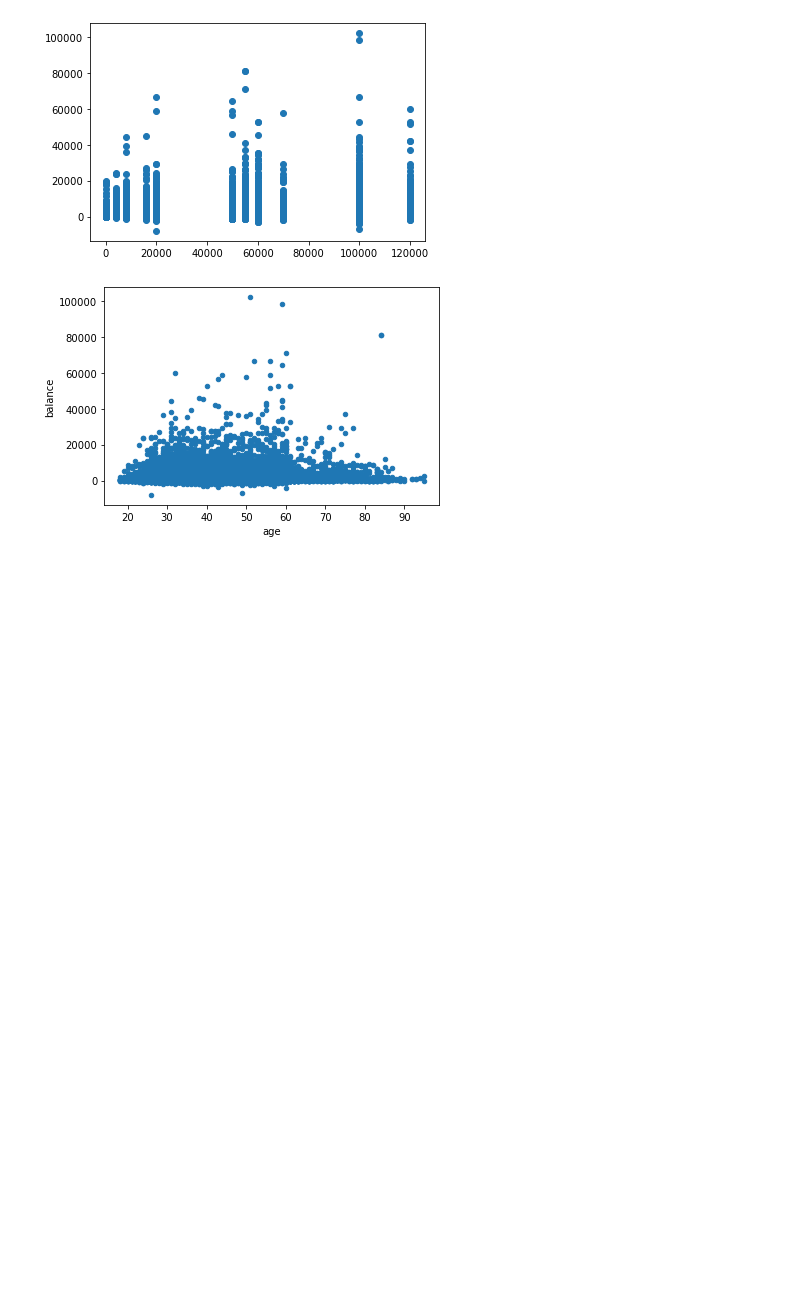
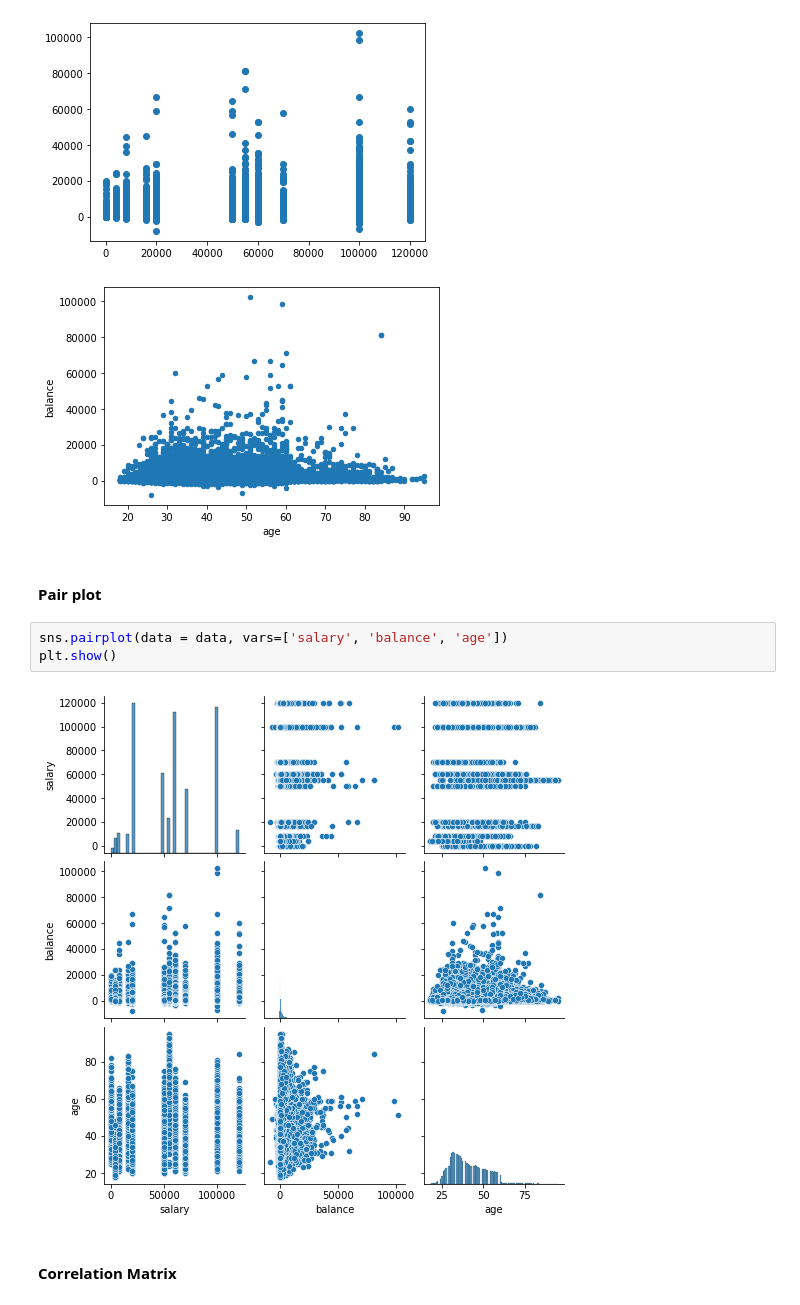
Before and after one commit to keijiart/EDA_Marketing, a Jupyter notebook: EDA_Marketing.ipynb, the cells around one changed output. Saved outputs shown, nothing was run; the diff lists cells and outputs as text; blank space fills up the shorter version.

```diff
--- a/EDA_Marketing.ipynb
+++ b/EDA_Marketing.ipynb
@@ -204,3 +206,12 @@ plt.show()
 # %% [output]
 [figure]
 [figure]
+# %% [markdown]
+#### Pair plot
+# %%
+sns.pairplot(data = data, vars=['salary', 'balance', 'age'])
+plt.show()
+# %% [output]
+[figure, added]
+# %% [markdown]
+#### Correlation Matrix
```
Also changed, not shown: parts of 14 cells of this notebook.
